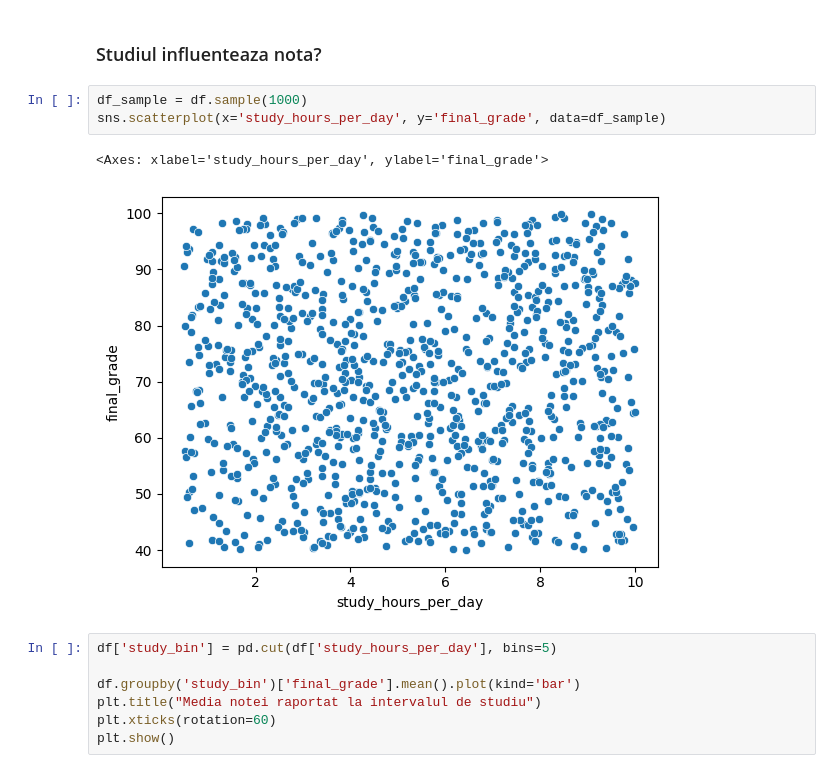
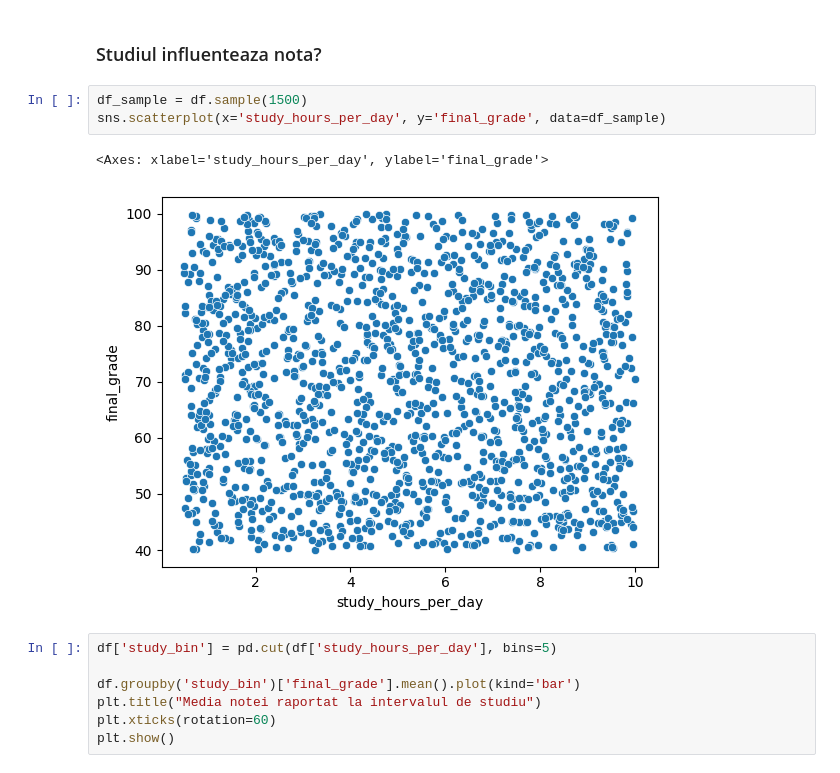
Before and after one commit to tbno9/Sisteme_Inteligente_proiect, a Jupyter notebook: ml_prezicere.ipynb, the cells around one changed output. Saved outputs shown, nothing was run; the diff lists cells and outputs as text.

```diff
--- a/ml_prezicere.ipynb
+++ b/ml_prezicere.ipynb
@@ -60,11 +60,11 @@ target: productivity_score si final_grade
 # %% [markdown]
 ### Studiul influenteaza nota?
 # %%
-df_sample = df.sample(1000)
+df_sample = df.sample(1500)
 sns.scatterplot(x='study_hours_per_day', y='final_grade', data=df_sample)
 # %% [output]
 <Axes: xlabel='study_hours_per_day', ylabel='final_grade'>
-[figure, old version]
+[figure, new version]
 # %%
 df['study_bin'] = pd.cut(df['study_hours_per_day'], bins=5)
 
```
Also changed, not shown: parts of 7 cells of this notebook, 1 other file.
